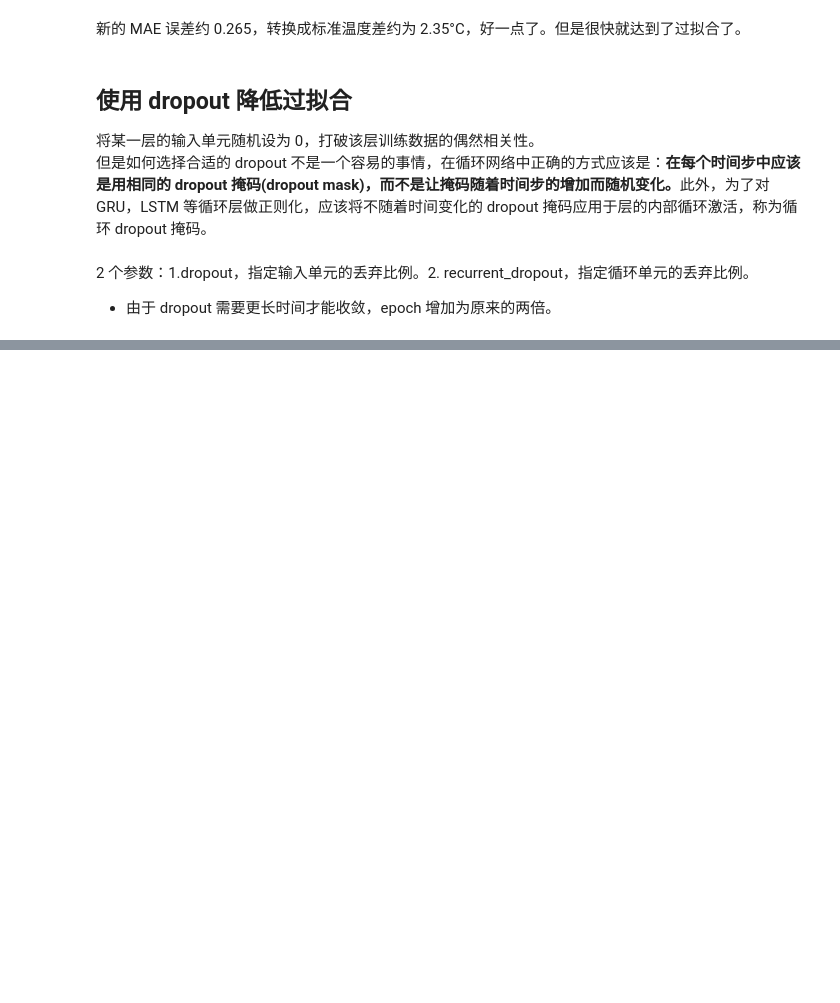
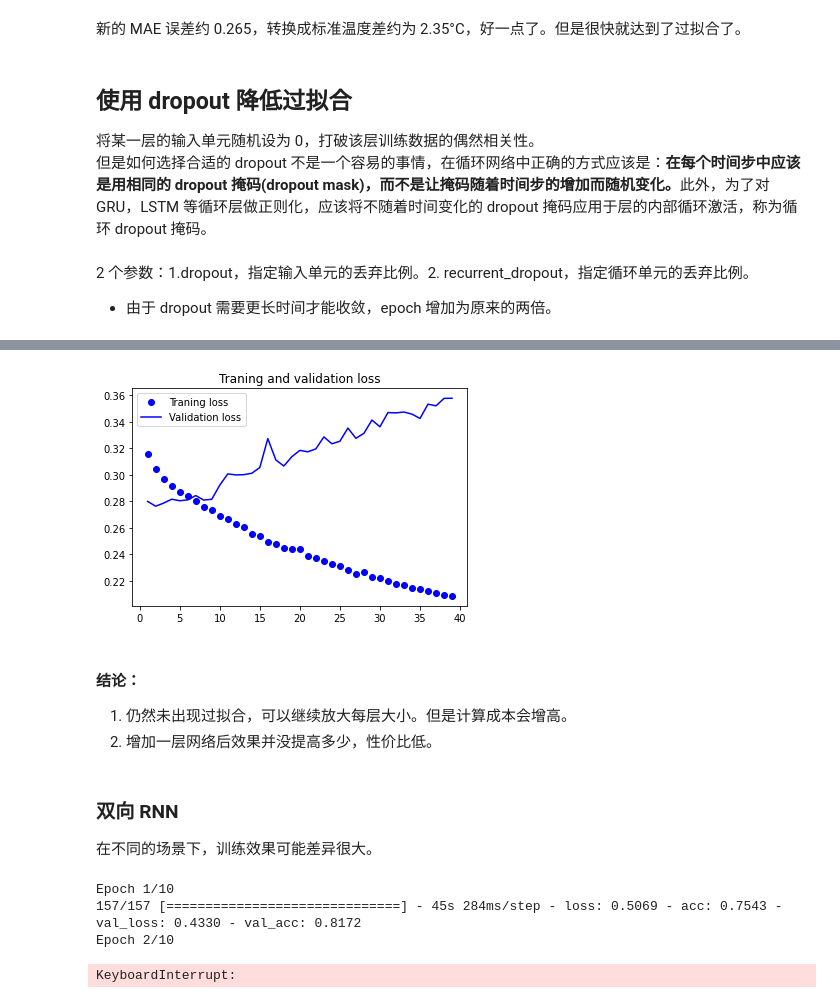
Before and after one commit to xiaohaoxing/PythonDeepLearning, a Jupyter notebook: 6.3 神经网络的高级用法.ipynb, the cells around one changed output, grey strips where cells are left out. Cells and saved outputs as stored; diff of their text form; code cells hidden in the pictures; blank space fills up the shorter version.

```diff
--- a/6.3 神经网络的高级用法.ipynb
+++ b/6.3 神经网络的高级用法.ipynb
@@ -278,0 +289,12 @@ plot_loss(history)
+# %%
+from keras.models import Sequential
+from keras import layers
+from keras.optimizers import RMSprop
+
+model = Sequential()
+model.add(layers.GRU(32, dropout=0.1, recurrent_dropout=0.5, return_sequences=True, input_shape=(None, float_data.shape[-1])))
+model.add(layers.GRU(64, activation='relu', dropout=0.5, recurrent_dropout=0.5))
+model.add(layers.Dense(1))
+
+model.compile(optimizer=RMSprop(), loss='mae')
+history = model.fit_generator(train_gen, steps_per_epoch=500, epochs=40, validation_data=val_gen, validation_steps=val_steps)
@@ -278,0 +319,41 @@ plot_loss(history)
+# %%
+plot_loss(history)
+# %% [output]
+[figure, added]
+# %% [markdown]
+#### 结论：
+1. 仍然未出现过拟合，可以继续放大每层大小。但是计算成本会增高。
+2. 增加一层网络后效果并没提高多少，性价比低。
+# %% [markdown]
+### 双向 RNN
+
+在不同的场景下，训练效果可能差异很大。
+# %%
+from keras.datasets import imdb
+from keras.preprocessing import sequence
+from keras import layers
+from keras.models import Sequential
+
+max_features = 10000
+maxlen = 500
+
+(x_train, y_train), (x_test, y_test) = imdb.load_data(num_words=max_features)
+
+x_train = [x[::-1] for x in x_train]
+x_test = [x[::-1] for x in x_test]
+
+x_train = sequence.pad_sequences(x_train, maxlen=maxlen)
+x_test = sequence.pad_sequences(x_test, maxlen=maxlen)
+
+model = Sequential()
+model.add(layers.Embedding(max_features, 128))
+model.add(layers.LSTM(32))
+model.add(layers.Dense(1, activation='sigmoid'))
+
+model.compile(optimizer='rmsprop', loss='binary_crossentropy', metrics=['acc'])
+history = model.fit(x_train, y_train, epochs=10, batch_size=128, validation_split=0.2)
+# %% [output]
+Epoch 1/10
+157/157 [==============================] - 45s 284ms/step - loss: 0.5069 - acc: 0.7543 - val_loss: 0.4330 - val_acc: 0.8172
+Epoch 2/10
+KeyboardInterrupt:
```
Also changed, not shown: parts of 5 cells of this notebook, 3 other files.
